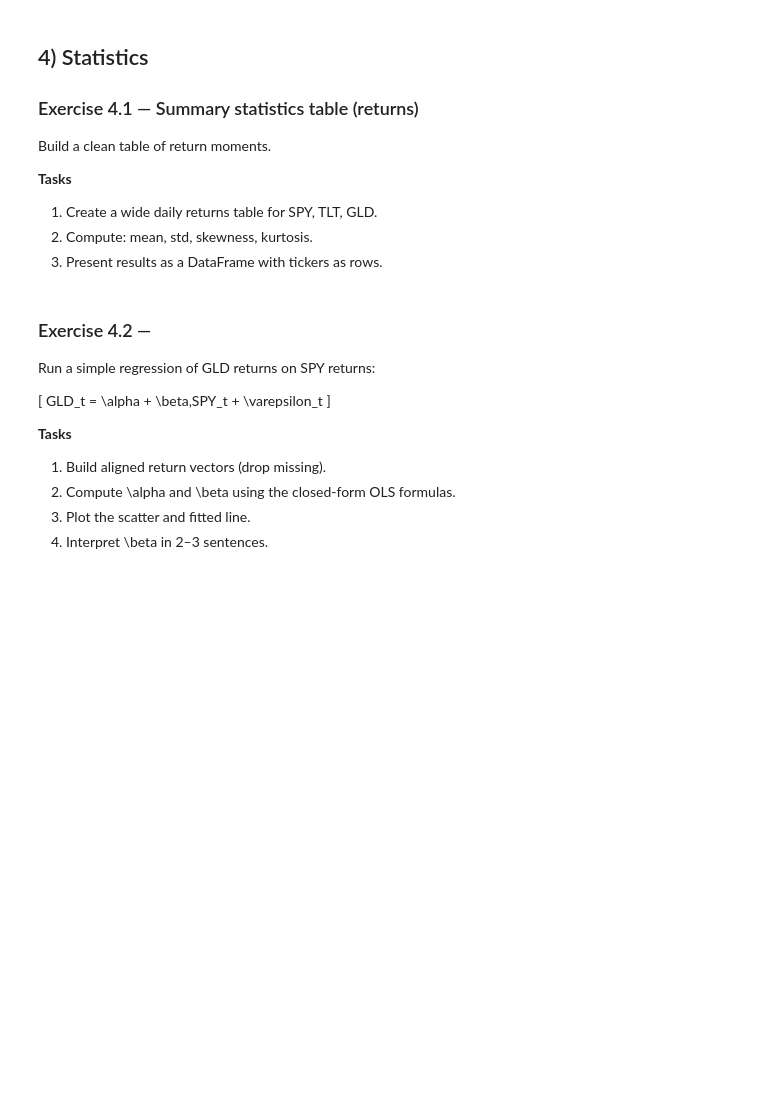
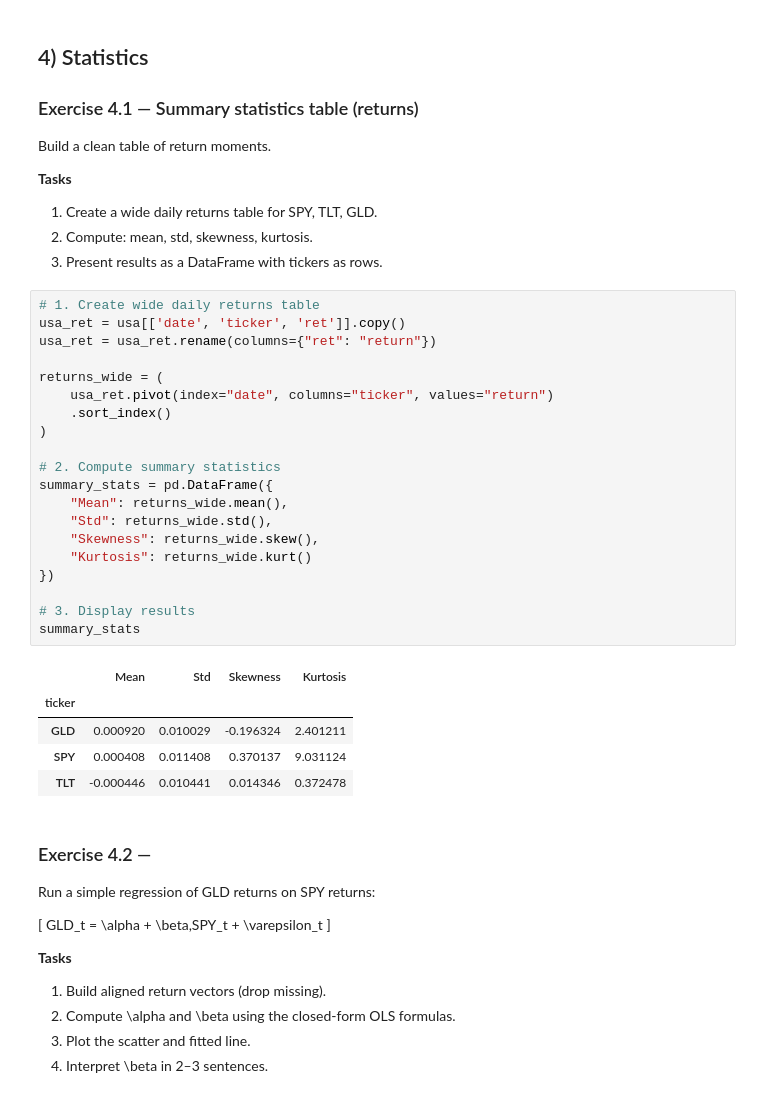
Before and after one commit to anzonyquispe/Python-for-Finance, a Jupyter notebook: homeworks/Assignment_3/Group 8/group_8_ass_3_2026.ipynb, the cells around one changed output. Saved outputs shown, nothing was run; the diff lists cells and outputs as text; blank space fills up the shorter version.

```diff
--- a/homeworks/Assignment_3/Group 8/group_8_ass_3_2026.ipynb
+++ b/homeworks/Assignment_3/Group 8/group_8_ass_3_2026.ipynb
@@ -1051,6 +1135,32 @@ Build a clean table of return moments.
 1. Create a wide daily returns table for SPY, TLT, GLD.
 2. Compute: mean, std, skewness, kurtosis.
 3. Present results as a DataFrame with tickers as rows.
+# %%
+# 1. Create wide daily returns table
+usa_ret = usa[['date', 'ticker', 'ret']].copy()
+usa_ret = usa_ret.rename(columns={"ret": "return"})
+
+returns_wide = (
+    usa_ret.pivot(index="date", columns="ticker", values="return")
+    .sort_index()
+)
+
+# 2. Compute summary statistics
+summary_stats = pd.DataFrame({
+    "Mean": returns_wide.mean(),
+    "Std": returns_wide.std(),
+    "Skewness": returns_wide.skew(),
+    "Kurtosis": returns_wide.kurt()
+})
+
+# 3. Display results
+summary_stats
+# %% [output]
+|  | Mean | Std | Skewness | Kurtosis |
+| ticker |  |  |  |  |
+| GLD | 0.000920 | 0.010029 | -0.196324 | 2.401211 |
+| SPY | 0.000408 | 0.011408 | 0.370137 | 9.031124 |
+| TLT | -0.000446 | 0.010441 | 0.014346 | 0.372478 |
 # %% [markdown]
 ### Exercise 4.2 —
 Run a simple regression of GLD returns on SPY returns:
```
Also changed, not shown: parts of 8 cells of this notebook, 1 other file.
